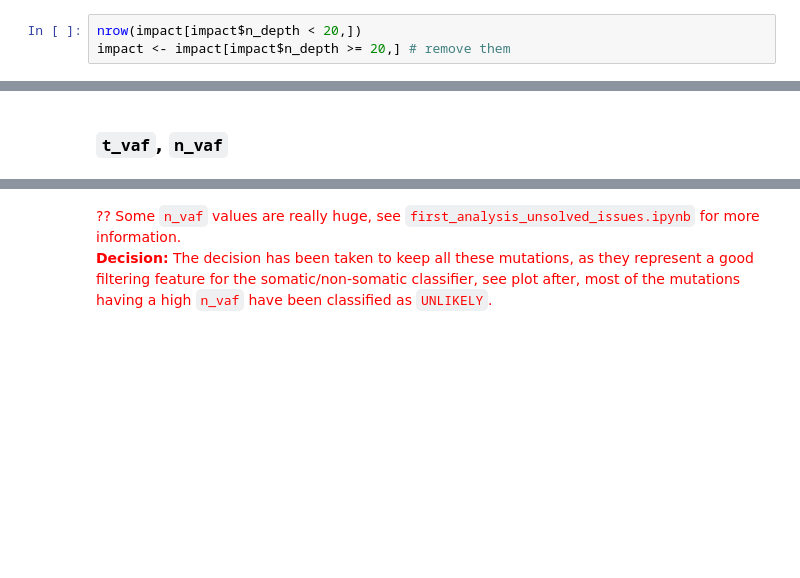
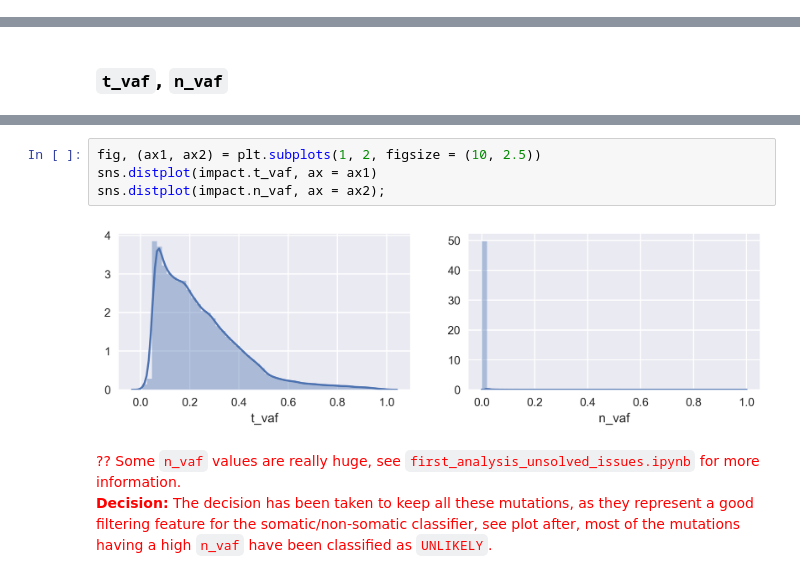
Before and after one commit to ElsaB/impact-annotator, a Jupyter notebook: analysis/prediction/first_analysis_python.ipynb, the cells around one changed output, grey strips where cells are left out. Drawn from its saved outputs; the diff is of its cells as text; blank space fills up the shorter version.

```diff
--- a/analysis/prediction/first_analysis_python.ipynb
+++ b/analysis/prediction/first_analysis_python.ipynb
@@ -159,6 +163,3 @@ The overall repartition seems satisfying with the means being $> 500$ reads for
 # %% [markdown]
 <font color='red'> ?? There is something weird with some rows having 0 or really a low `n_depth` reads, see `first_analysis_unsolved_issues.ipynb` for more information.
 **Decision:** we decided to set a threshold for `n_depth`, every row with `n_depth < 20` is removed (20 being the `t_depth` min value), ie 373 rows. </font>
-# %%
-nrow(impact[impact$n_depth < 20,])
-impact <- impact[impact$n_depth >= 20,] # remove them
@@ -195,3 +212,9 @@ plot_side_by_side(plot1, plot2)
+# %%
+fig, (ax1, ax2) = plt.subplots(1, 2, figsize = (10, 2.5))
+sns.distplot(impact.t_vaf, ax = ax1)
+sns.distplot(impact.n_vaf, ax = ax2);
+# %% [output]
+[figure, added]
 # %% [markdown]
 <font color='red'> ?? Some `n_vaf` values are really huge, see `first_analysis_unsolved_issues.ipynb` for more information.
 **Decision:** The decision has been taken to keep all these mutations, as they represent a good filtering feature for the somatic/non-somatic classifier, see plot after, most of the mutations having a high `n_vaf` have been classified as `UNLIKELY`. </font>
```
Also changed, not shown: parts of 15 cells of this notebook, 3 other files.
